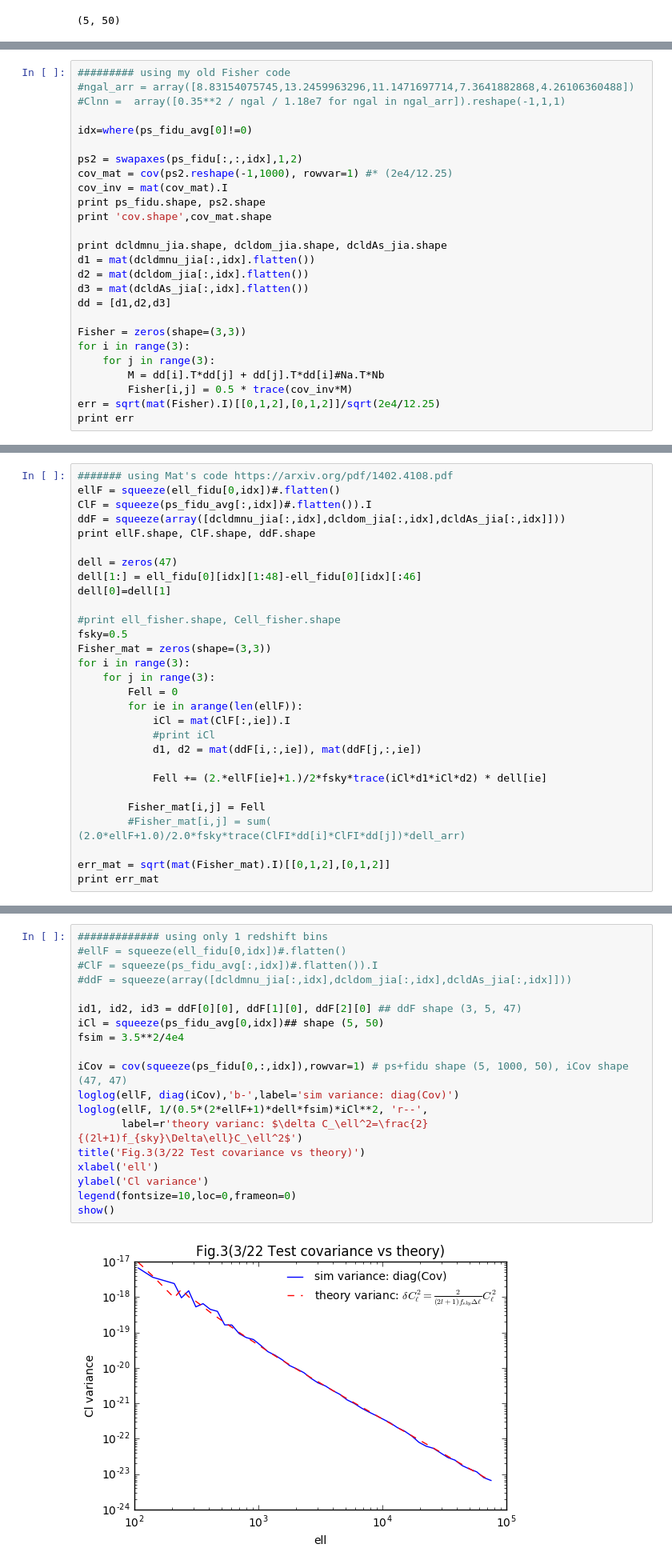
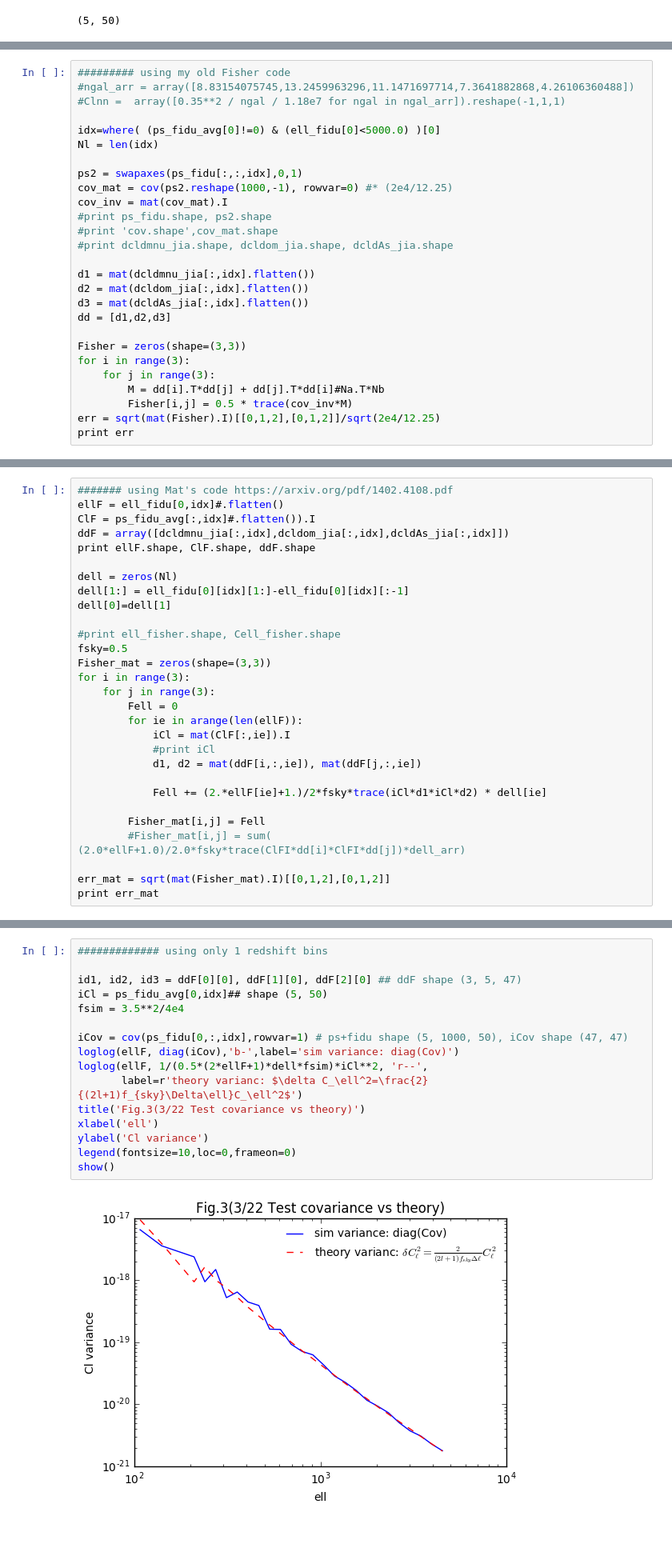
Before and after one commit to liuxx479/fisher, a Jupyter notebook: fisher.ipynb, the cells around one changed output, grey strips where cells are left out. Shown at 80% size. Cells and saved outputs as stored; diff of their text form; blank space fills up the shorter version.

```diff
--- a/fisher.ipynb
+++ b/fisher.ipynb
@@ -171,15 +171,16 @@ show()
 #ngal_arr = array([8.83154075745,13.2459963296,11.1471697714,7.3641882868,4.26106360488])
 #Clnn =  array([0.35**2 / ngal / 1.18e7 for ngal in ngal_arr]).reshape(-1,1,1)
 
-idx=where(ps_fidu_avg[0]!=0)
+idx=where( (ps_fidu_avg[0]!=0) & (ell_fidu[0]<5000.0) )[0]
+Nl = len(idx)
 
-ps2 = swapaxes(ps_fidu[:,:,idx],1,2)
-cov_mat = cov(ps2.reshape(-1,1000), rowvar=1) #* (2e4/12.25)
+ps2 = swapaxes(ps_fidu[:,:,idx],0,1)
+cov_mat = cov(ps2.reshape(1000,-1), rowvar=0) #* (2e4/12.25)
 cov_inv = mat(cov_mat).I
-print ps_fidu.shape, ps2.shape
-print 'cov.shape',cov_mat.shape
+#print ps_fidu.shape, ps2.shape
+#print 'cov.shape',cov_mat.shape
+#print dcldmnu_jia.shape, dcldom_jia.shape, dcldAs_jia.shape
 
-print dcldmnu_jia.shape, dcldom_jia.shape, dcldAs_jia.shape
 d1 = mat(dcldmnu_jia[:,idx].flatten())
 d2 = mat(dcldom_jia[:,idx].flatten())
 d3 = mat(dcldAs_jia[:,idx].flatten())
@@ -204,13 +202,13 @@ Image("Fisherfrommat.jpg")
 [figure]
 # %%
 ####### using Mat's code https://arxiv.org/pdf/1402.4108.pdf
-ellF = squeeze(ell_fidu[0,idx])#.flatten()
-ClF = squeeze(ps_fidu_avg[:,idx])#.flatten()).I
-ddF = squeeze(array([dcldmnu_jia[:,idx],dcldom_jia[:,idx],dcldAs_jia[:,idx]]))
+ellF = ell_fidu[0,idx]#.flatten()
+ClF = ps_fidu_avg[:,idx]#.flatten()).I
+ddF = array([dcldmnu_jia[:,idx],dcldom_jia[:,idx],dcldAs_jia[:,idx]])
 print ellF.shape, ClF.shape, ddF.shape
 
-dell = zeros(47)
-dell[1:] = ell_fidu[0][idx][1:48]-ell_fidu[0][idx][:46]
+dell = zeros(Nl)
+dell[1:] = ell_fidu[0][idx][1:]-ell_fidu[0][idx][:-1]
 dell[0]=dell[1]
 
 #print ell_fisher.shape, Cell_fisher.shape
@@ -237,21 +235,18 @@ print err_mat
 # %%
 ############# using only 1 redshift bins
-#ellF = squeeze(ell_fidu[0,idx])#.flatten()
-#ClF = squeeze(ps_fidu_avg[:,idx])#.flatten()).I
-#ddF = squeeze(array([dcldmnu_jia[:,idx],dcldom_jia[:,idx],dcldAs_jia[:,idx]]))
 
 id1, id2, id3 = ddF[0][0], ddF[1][0], ddF[2][0] ## ddF shape (3, 5, 47)
-iCl = squeeze(ps_fidu_avg[0,idx])## shape (5, 50)
+iCl = ps_fidu_avg[0,idx]## shape (5, 50)
 fsim = 3.5**2/4e4
 
-iCov = cov(squeeze(ps_fidu[0,:,idx]),rowvar=1) # ps+fidu shape (5, 1000, 50), iCov shape (47, 47)
+iCov = cov(ps_fidu[0,:,idx],rowvar=1) # ps+fidu shape (5, 1000, 50), iCov shape (47, 47)
 loglog(ellF, diag(iCov),'b-',label='sim variance: diag(Cov)')
 loglog(ellF, 1/(0.5*(2*ellF+1)*dell*fsim)*iCl**2, 'r--',
        label=r'theory varianc: $\delta C_\ell^2=\frac{2}{(2l+1)f_{sky}\Delta\ell}C_\ell^2$')
 title('Fig.3(3/22 Test covariance vs theory)')
 xlabel('ell')
 ylabel('Cl variance')
 legend(fontsize=10,loc=0,frameon=0)
 show()
 # %% [output]
-[figure, old version]
+[figure, new version]
```
Also changed, not shown: parts of 9 cells of this notebook.
